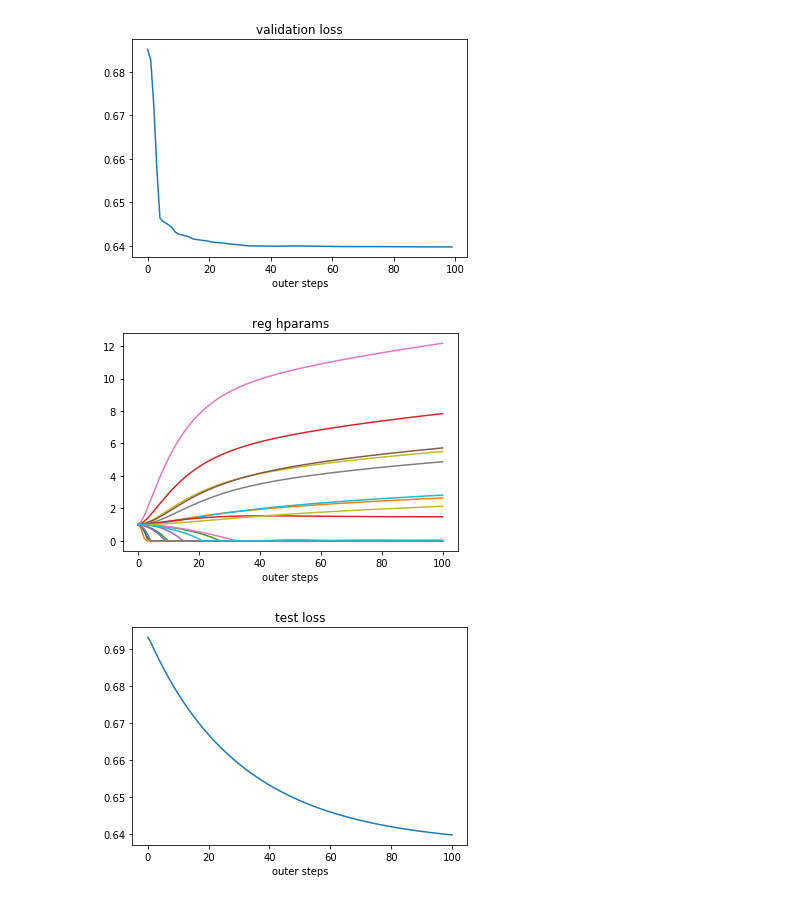
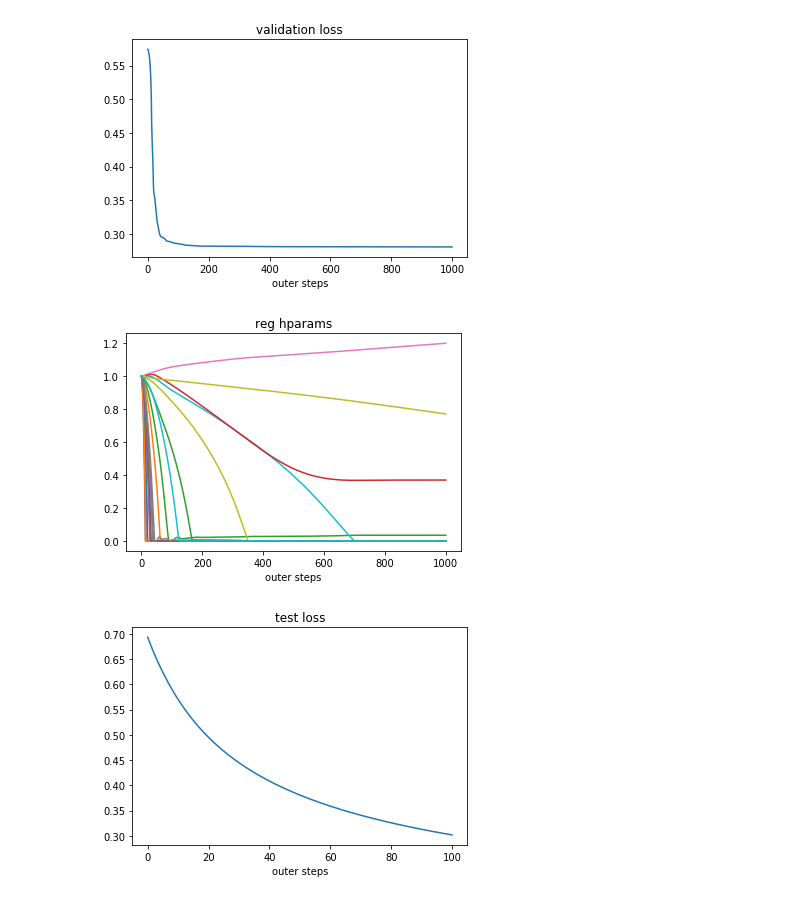
Before and after one commit to prolearner/hypertorch, a Jupyter notebook: examples/logistic_regression.ipynb, the cells around one changed output. Drawn from its saved outputs; the diff is of its cells as text; code cells hidden in the pictures.

```diff
--- a/examples/logistic_regression.ipynb
+++ b/examples/logistic_regression.ipynb
@@ -125,12 +125,12 @@ reverse_unroll - reverse (should be 0): 0.0
 # %%
 #HPO
 import time
-outer_steps = 100
+outer_steps = 1000
 eval_interval = 10
 T, K = 100, 10
 
 hparams = [torch.ones(d).requires_grad_(True)]
-outer_opt = torch.optim.SGD(lr=100., momentum=.9, params=hparams)
+outer_opt = torch.optim.SGD(lr=1., momentum=.9, params=hparams)
 total_time, val_losses = 0,  []
 hparams_history = [tonp(hparams[0].clone())]
 for o_step in range(outer_steps):
@@ -184,5 +190,5 @@ total time = 15.919032573699951
-[figure, old version]
+[figure, new version]
-[figure, old version]
+[figure, new version]
 # %%
 # check test performance
 n_test = 1000
@@ -200,4 +206,4 @@ plt.xlabel('outer steps')
 plt.plot(test_losses)
 plt.show()
 # %% [output]
-[figure, old version]
+[figure, new version]
```
Also changed, not shown: parts of 2 cells of this notebook.
